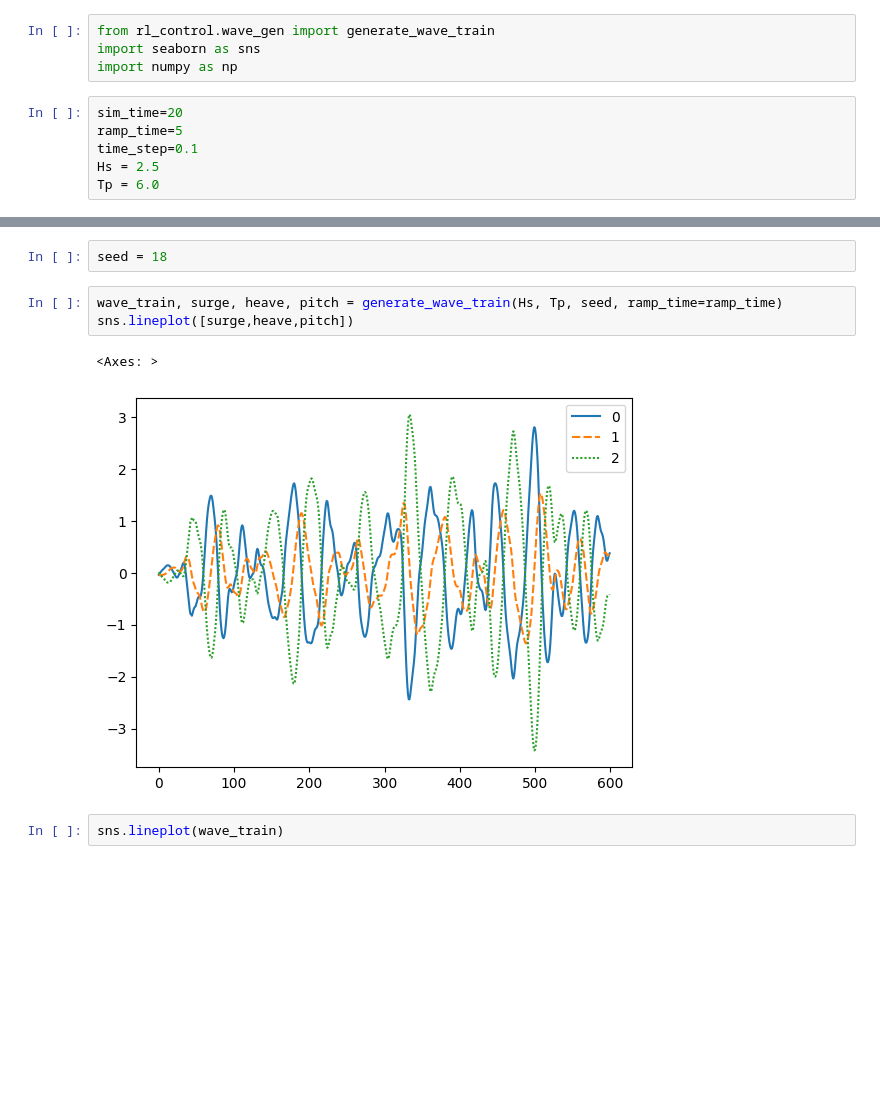
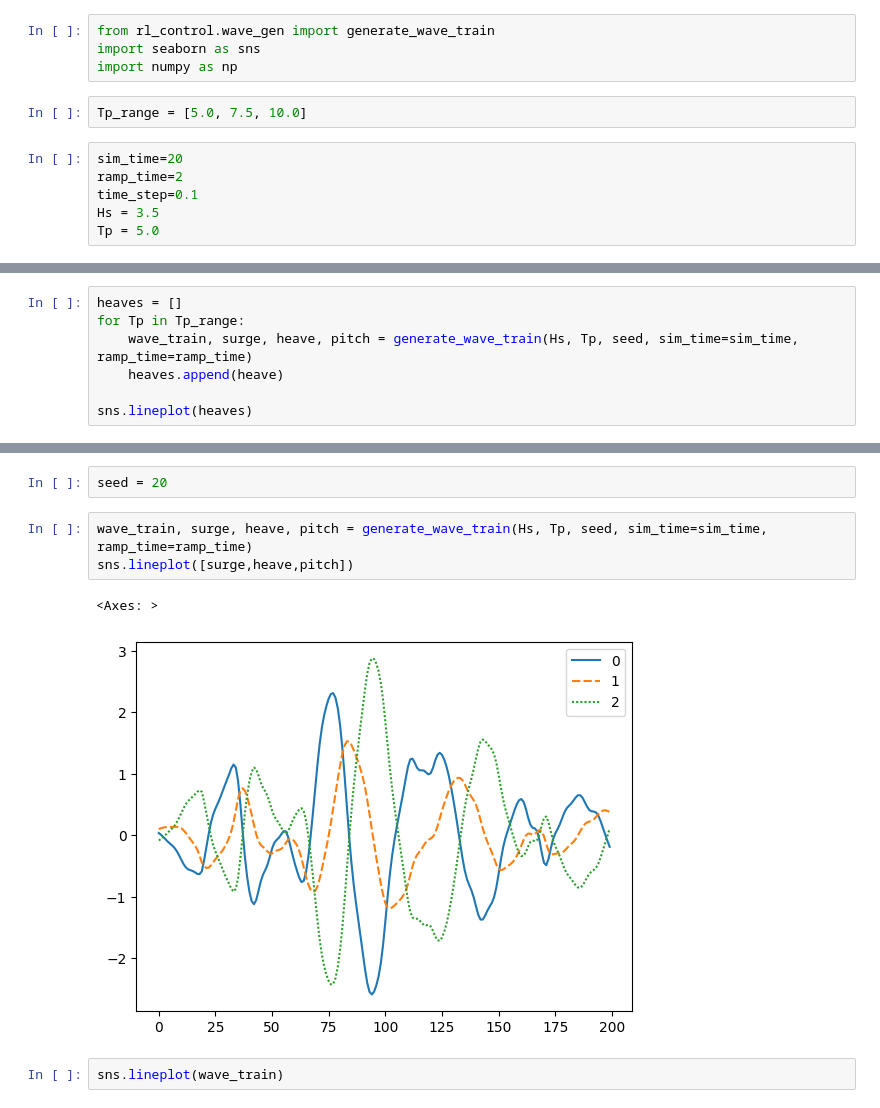
Before and after one commit to AndyW1990/rl-control, a Jupyter notebook: notebooks/andy_nb.ipynb, the cells around one changed output, grey strips where cells are left out. Drawn from its saved outputs; the diff is of its cells as text; blank space fills up the shorter version.

```diff
--- a/notebooks/andy_nb.ipynb
+++ b/notebooks/andy_nb.ipynb
@@ -5,10 +5,12 @@
 from rl_control.wave_gen import generate_wave_train
 import seaborn as sns
 import numpy as np
+# %%
+Tp_range = [5.0, 7.5, 10.0]
 # %%
 sim_time=20
-ramp_time=5
+ramp_time=2
 time_step=0.1
-Hs = 2.5
-Tp = 6.0
+Hs = 3.5
+Tp = 5.0
 # %%
@@ -15,0 +18,7 @@ seed = 1
+# %%
+heaves = []
+for Tp in Tp_range:
+    wave_train, surge, heave, pitch = generate_wave_train(Hs, Tp, seed, sim_time=sim_time, ramp_time=ramp_time)
+    heaves.append(heave)
+
+sns.lineplot(heaves)
@@ -16,11 +28,11 @@ seed = 1
 # %%
-seed = 18
+seed = 20
 # %%
-wave_train, surge, heave, pitch = generate_wave_train(Hs, Tp, seed, ramp_time=ramp_time)
+wave_train, surge, heave, pitch = generate_wave_train(Hs, Tp, seed, sim_time=sim_time, ramp_time=ramp_time)
 sns.lineplot([surge,heave,pitch])
 # %% [output]
 <Axes: >
-[figure, old version]
+[figure, new version]
 # %%
 sns.lineplot(wave_train)
 # %% [output]
```
Also changed, not shown: parts of 2 cells of this notebook, 3 other files.
